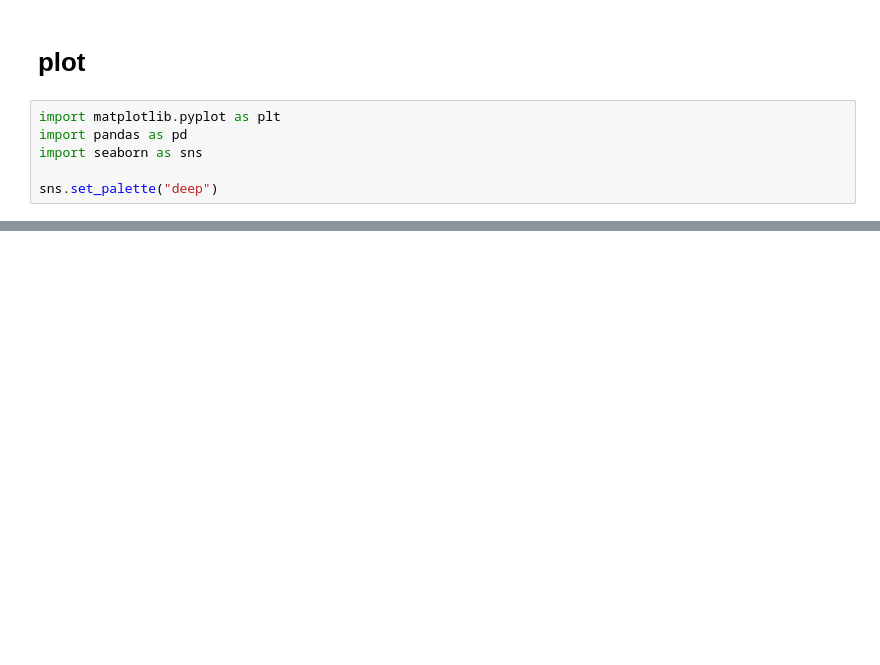
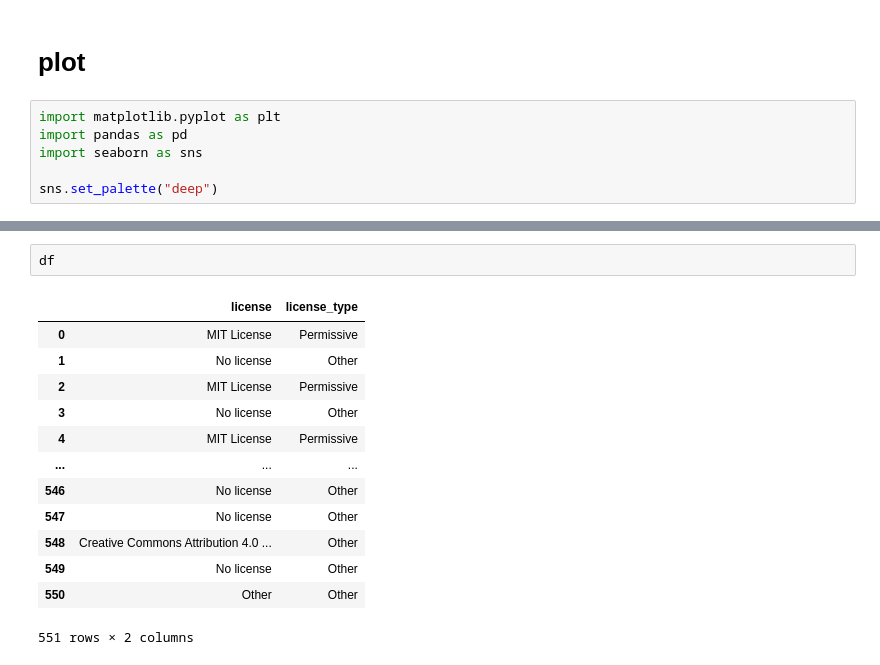
Before and after one commit to mastoffel/licences, a Jupyter notebook: turing-licences.ipynb, the cells around one changed output, grey strips where cells are left out. Saved outputs shown, nothing was run; the diff lists cells and outputs as text; blank space fills up the shorter version.

```diff
--- a/turing-licences.ipynb
+++ b/turing-licences.ipynb
@@ -99,2 +136,18 @@ sns.set_palette("deep")
+# %%
+df
+# %% [output]
+|  | license | license_type |
+| 0 | MIT License | Permissive |
+| 1 | No license | Other |
+| 2 | MIT License | Permissive |
+| 3 | No license | Other |
+| 4 | MIT License | Permissive |
+| ... | ... | ... |
+| 546 | No license | Other |
+| 547 | No license | Other |
+| 548 | Creative Commons Attribution 4.0 ... | Other |
+| 549 | No license | Other |
+| 550 | Other | Other |
+551 rows × 2 columns
 # %%
 df = pd.DataFrame(all_licenses, columns=['license'])
```
Also changed, not shown: parts of 6 cells of this notebook.
